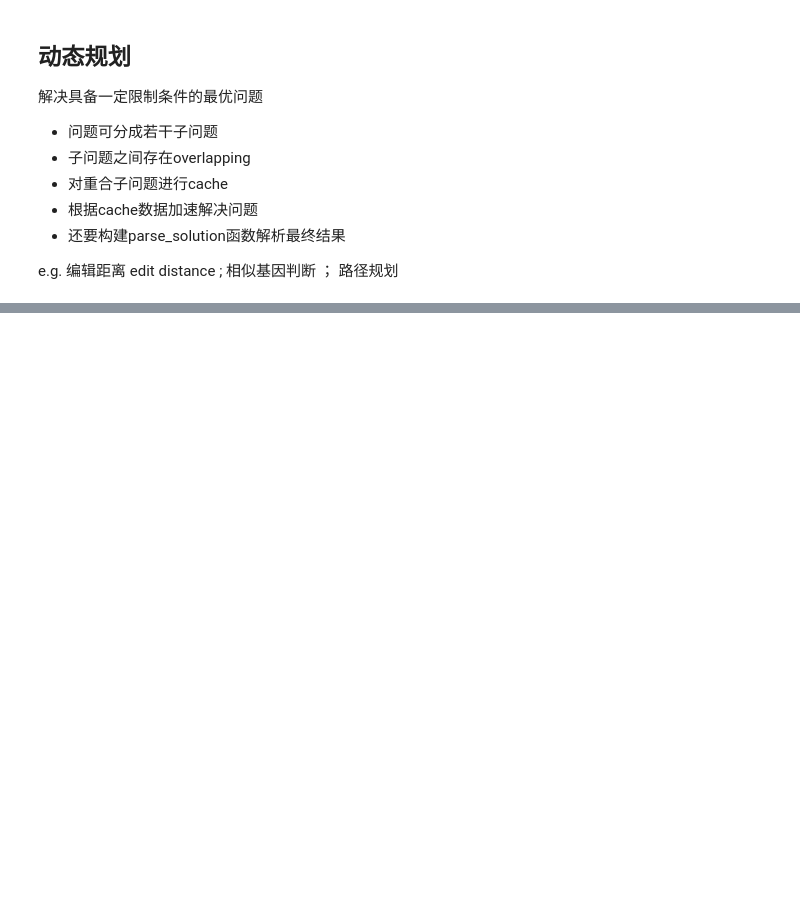
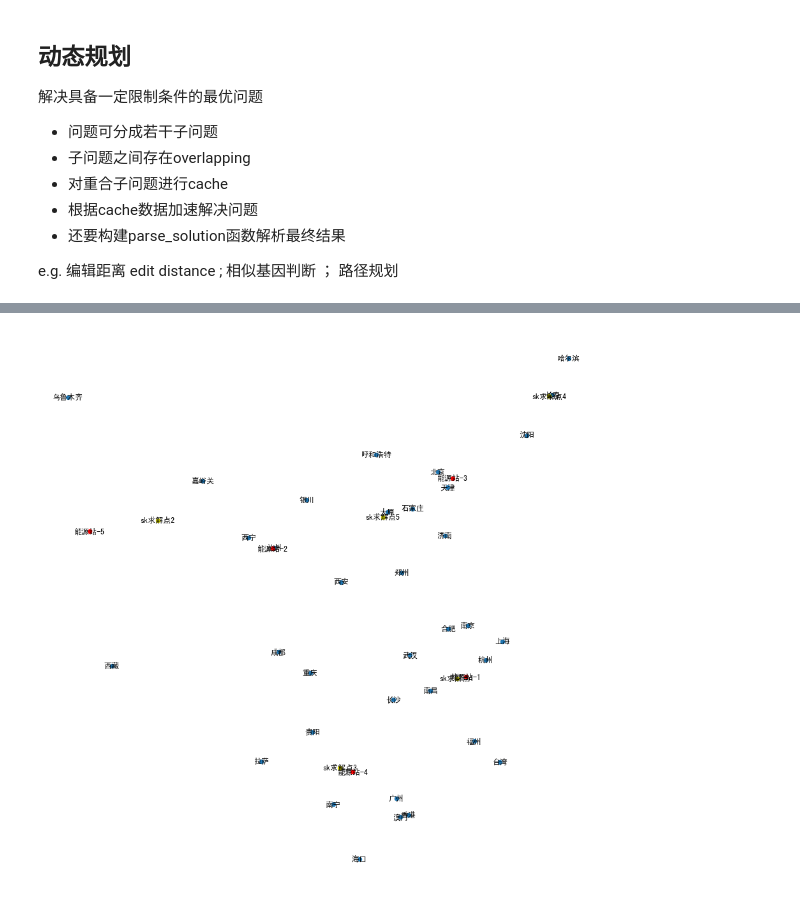
Before and after one commit to RitaWxy/K_means, a Jupyter notebook: Review.ipynb, the cells around one changed output, grey strips where cells are left out. Drawn from its saved outputs; the diff is of its cells as text; code cells hidden in the pictures; blank space fills up the shorter version.

```diff
--- a/Review.ipynb
+++ b/Review.ipynb
@@ -196,0 +398,3 @@ e.g. 编辑距离 edit distance ; 相似基因判断 ； 路径规划
+# %%
+locations = np.array(list(city_locations.values()))
+locations
@@ -196,0 +533,11 @@ e.g. 编辑距离 edit distance ; 相似基因判断 ； 路径规划
+# %%
+from sklearn.cluster import KMeans
+kmeans = KMeans(n_clusters = 5,random_state = 0).fit(locations)
+sk_stations = kmeans.cluster_centers_
+# %%
+plt.figure(1,figsize = (12,12))
+draw_cities(city_locations)
+draw_cities(stations,color = 'red')
+draw_cities( {'sk求解点{}'.format(int(i)+1) : p for i,p in enumerate(sk_stations)} , color = 'yellow' )
+# %% [output]
+[figure, added]
```
Also changed, not shown: parts of 27 cells of this notebook.
